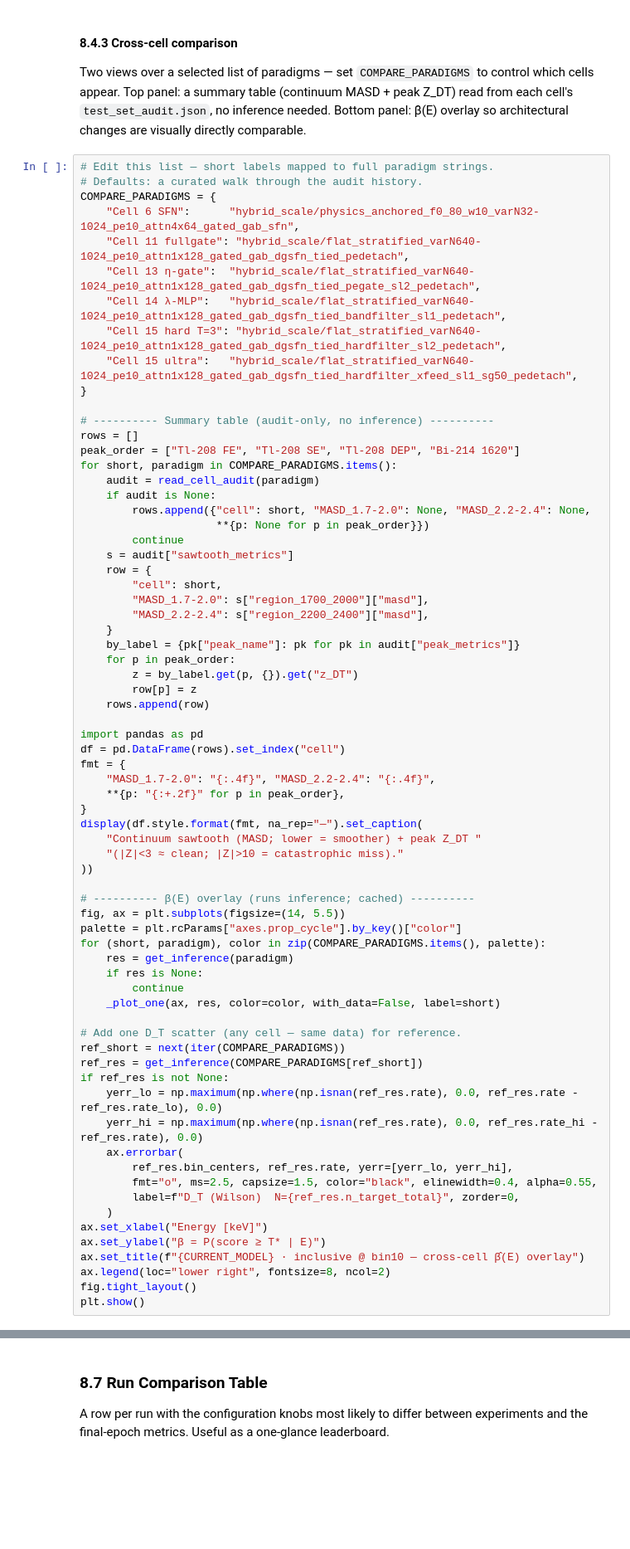
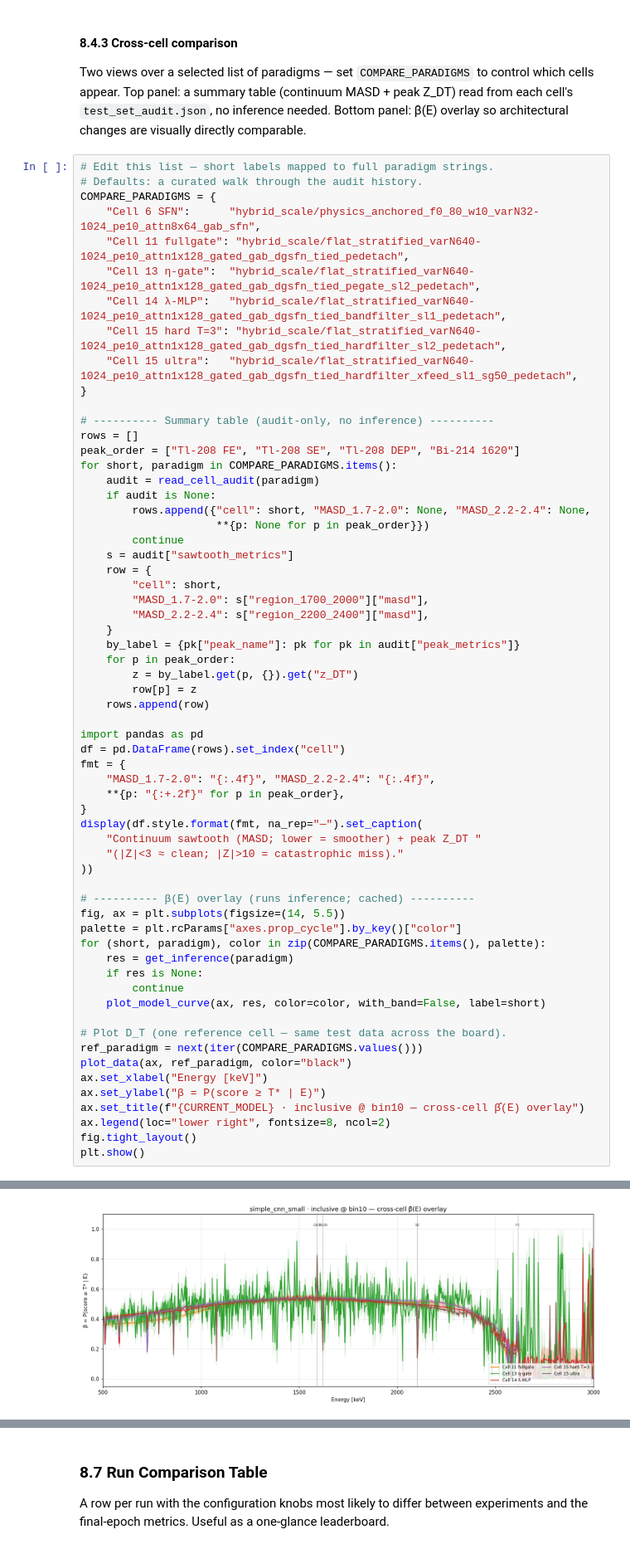
Before and after one commit to Galileo-Sandbox/MAJORANA_ACP, a Jupyter notebook: notebooks/data_visualization.ipynb, the cells around one changed output, grey strips where cells are left out. Shown at 83% size. Drawn from its saved outputs; the diff is of its cells as text; blank space fills up the shorter version.

```diff
--- a/notebooks/data_visualization.ipynb
+++ b/notebooks/data_visualization.ipynb
@@ -1053,7 +1199,7 @@ overlay so architectural changes are visually directly comparable.
 # Edit this list — short labels mapped to full paradigm strings.
 # Defaults: a curated walk through the audit history.
 COMPARE_PARADIGMS = {
-    "Cell 6 SFN":      "hybrid_scale/physics_anchored_f0_80_w10_varN32-1024_pe10_attn4x64_gated_gab_sfn",
+    "Cell 6 SFN":      "hybrid_scale/physics_anchored_f0_80_w10_varN32-1024_pe10_attn8x64_gab_sfn",
     "Cell 11 fullgate": "hybrid_scale/flat_stratified_varN640-1024_pe10_attn1x128_gated_gab_dgsfn_tied_pedetach",
     "Cell 13 η-gate":  "hybrid_scale/flat_stratified_varN640-1024_pe10_attn1x128_gated_gab_dgsfn_tied_pegate_sl2_pedetach",
     "Cell 14 λ-MLP":   "hybrid_scale/flat_stratified_varN640-1024_pe10_attn1x128_gated_gab_dgsfn_tied_bandfilter_sl1_pedetach",
@@ -1100,22 +1246,15 @@ for (short, paradigm), color in zip(COMPARE_PARADIGMS.items(), palette):
     res = get_inference(paradigm)
     if res is None:
         continue
-    _plot_one(ax, res, color=color, with_data=False, label=short)
+    plot_model_curve(ax, res, color=color, with_band=False, label=short)
 
-# Add one D_T scatter (any cell — same data) for reference.
-ref_short = next(iter(COMPARE_PARADIGMS))
-ref_res = get_inference(COMPARE_PARADIGMS[ref_short])
-if ref_res is not None:
-    yerr_lo = np.maximum(np.where(np.isnan(ref_res.rate), 0.0, ref_res.rate - ref_res.rate_lo), 0.0)
-    yerr_hi = np.maximum(np.where(np.isnan(ref_res.rate), 0.0, ref_res.rate_hi - ref_res.rate), 0.0)
-    ax.errorbar(
-        ref_res.bin_centers, ref_res.rate, yerr=[yerr_lo, yerr_hi],
-        fmt="o", ms=2.5, capsize=1.5, color="black", elinewidth=0.4, alpha=0.55,
-        label=f"D_T (Wilson)  N={ref_res.n_target_total}", zorder=0,
-    )
+# Plot D_T (one reference cell — same test data across the board).
+ref_paradigm = next(iter(COMPARE_PARADIGMS.values()))
+plot_data(ax, ref_paradigm, color="black")
 ax.set_xlabel("Energy [keV]")
 ax.set_ylabel("β = P(score ≥ T* | E)")
 ax.set_title(f"{CURRENT_MODEL} · inclusive @ bin10 — cross-cell β̂(E) overlay")
 ax.legend(loc="lower right", fontsize=8, ncol=2)
 fig.tight_layout()
 plt.show()
+# %% [output]
@@ -1122,3 +1270,4 @@ plt.show()
+[figure, added]
 # %% [markdown]
 ### 8.5 Score distribution by class
 
```
Also changed, not shown: parts of 8 cells of this notebook.
